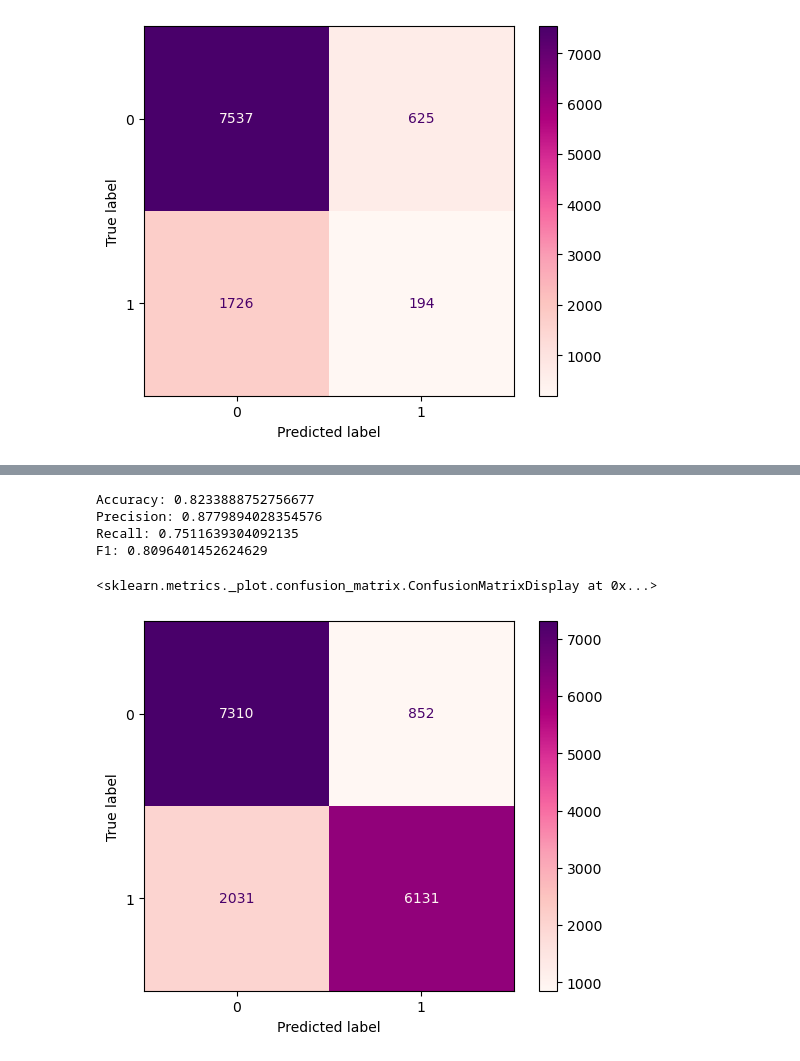
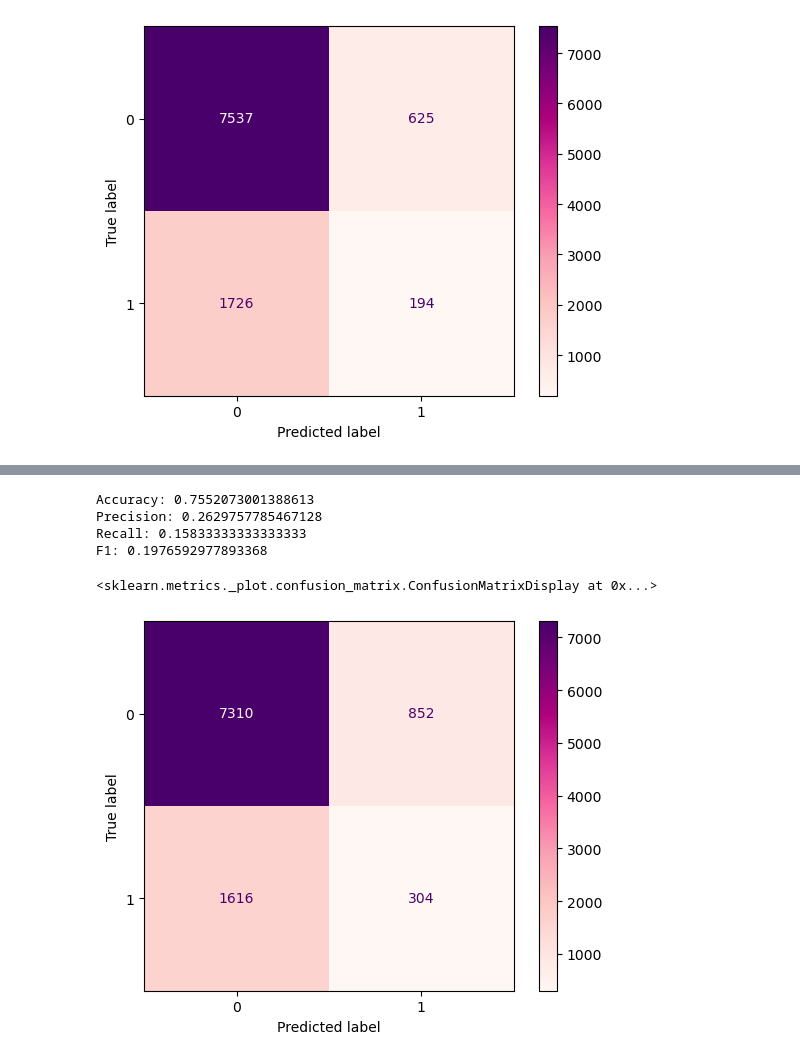
Before and after one commit to phthiessen/IU_CaseStudy, a Jupyter notebook: BaseLineModel.ipynb, the cells around one changed output, grey strips where cells are left out. Drawn from its saved outputs; the diff is of its cells as text; code cells hidden in the pictures.

Commit message:
init new notebook for deeplearning model using pytorch fixed issue with balancing test data various improvements to models

```diff
--- a/BaseLineModel.ipynb
+++ b/BaseLineModel.ipynb
@@ -22,7 +26,7 @@ data.head()
 # Define the feature matrix X and target y, and split data into training and testing sets
 X = data.drop(columns=['success'])
 y = data['success']
-X_train, X_test, y_train, y_test = train_test_split(X, y, test_size=0.2, random_state=42)
+X_train, X_test, y_train, y_test = train_test_split(X, y, test_size=0.2, random_state=42, stratify=y)
 # %%
 # Train a logistic regression model and make a prediction
 baseline_model = LogisticRegression(max_iter=1000)
@@ -106,25 +133,25 @@ F1: 0.1416575392479007
 # %%
 #Train Random forest Model with SMOTE balanced classes
-rf_model = RandomForestClassifier(random_state=42)
-rf_model.fit(X_train_smote, y_train_smote)
-y_pred_rf = rf_model.predict(X_test_smote)
+rf_model_smote = RandomForestClassifier(random_state=42)
+rf_model_smote.fit(X_train_smote, y_train_smote)
+y_pred_rf_smote = rf_model_smote.predict(X_test)
 
 #Assess accuracy for randomforest model
-accuracy_rf_bal = accuracy_score(y_test_smote, y_pred_rf)
-precision_rf_bal = precision_score(y_test_smote, y_pred_rf)
-recall_rf_bal = recall_score(y_test_smote, y_pred_rf)
-f1_rf_bal = f1_score(y_test_smote, y_pred_rf)
+accuracy_rf_smote = accuracy_score(y_test, y_pred_rf_smote)
+precision_rf_smote = precision_score(y_test, y_pred_rf_smote)
+recall_rf_smote = recall_score(y_test, y_pred_rf_smote)
+f1_rf_smote = f1_score(y_test, y_pred_rf_smote)
 
-print(f"Accuracy: {accuracy_rf_bal}\nPrecision: {precision_rf_bal}\nRecall: {recall_rf_bal}\nF1: {f1_rf_bal}")
+print(f"Accuracy: {accuracy_rf_smote}\nPrecision: {precision_rf_smote}\nRecall: {recall_rf_smote}\nF1: {f1_rf_smote}")
 
 #display the confusion matrix
-rf_cm = confusion_matrix(y_test_smote, y_pred_rf)
-disp = ConfusionMatrixDisplay(rf_cm)
+cm = confusion_matrix(y_test, y_pred_rf_smote)
+disp = ConfusionMatrixDisplay(cm)
 disp.plot(cmap='RdPu')
 # %% [output]
-Accuracy: 0.8233888752756677
-Precision: 0.8779894028354576
-Recall: 0.7511639304092135
-F1: 0.8096401452624629
+Accuracy: 0.7552073001388613
+Precision: 0.2629757785467128
+Recall: 0.15833333333333333
+F1: 0.1976592977893368
 <sklearn.metrics._plot.confusion_matrix.ConfusionMatrixDisplay at 0x...>
-[figure, old version]
+[figure, new version]
```
Also changed, not shown: parts of 9 cells of this notebook, 1 other file.
